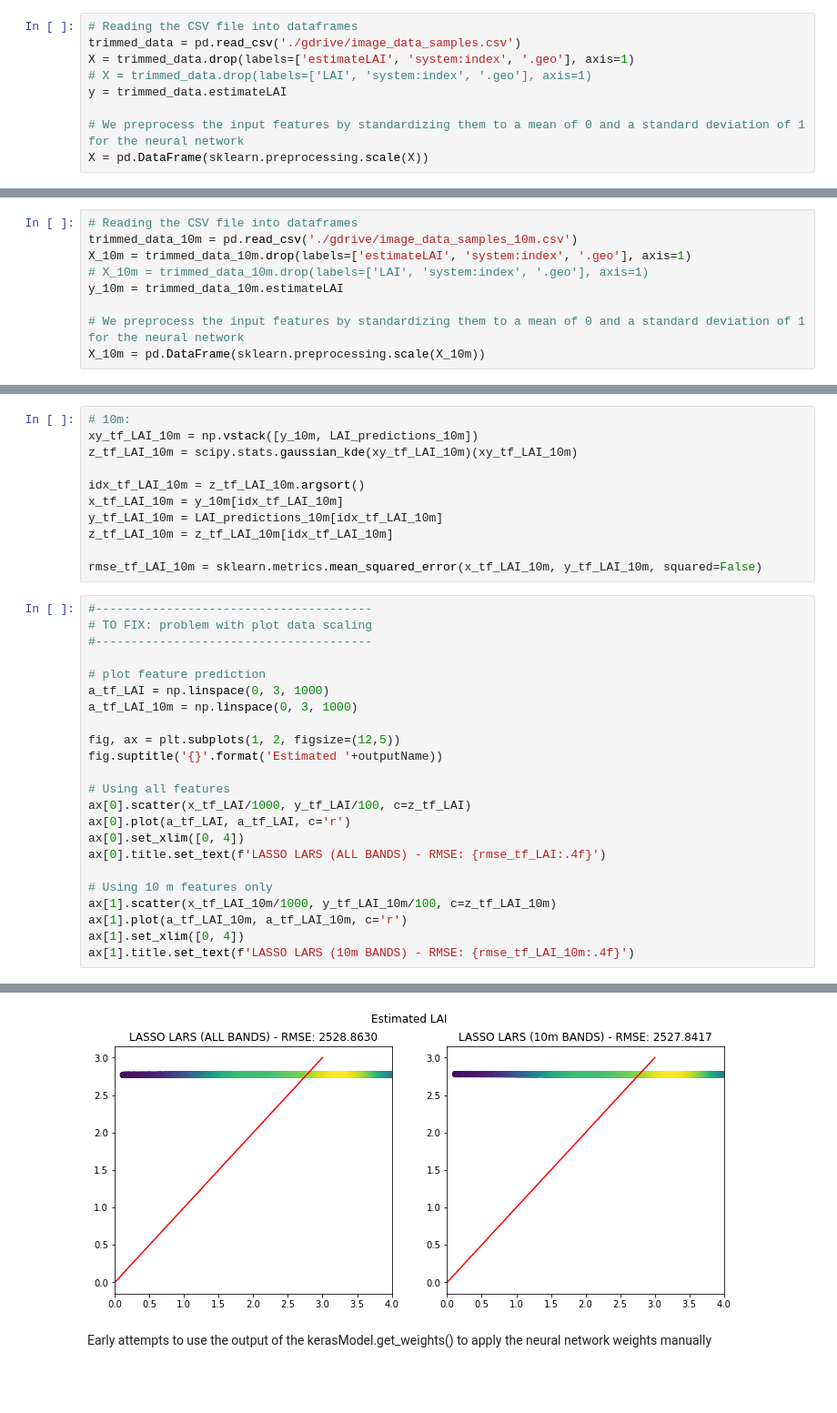
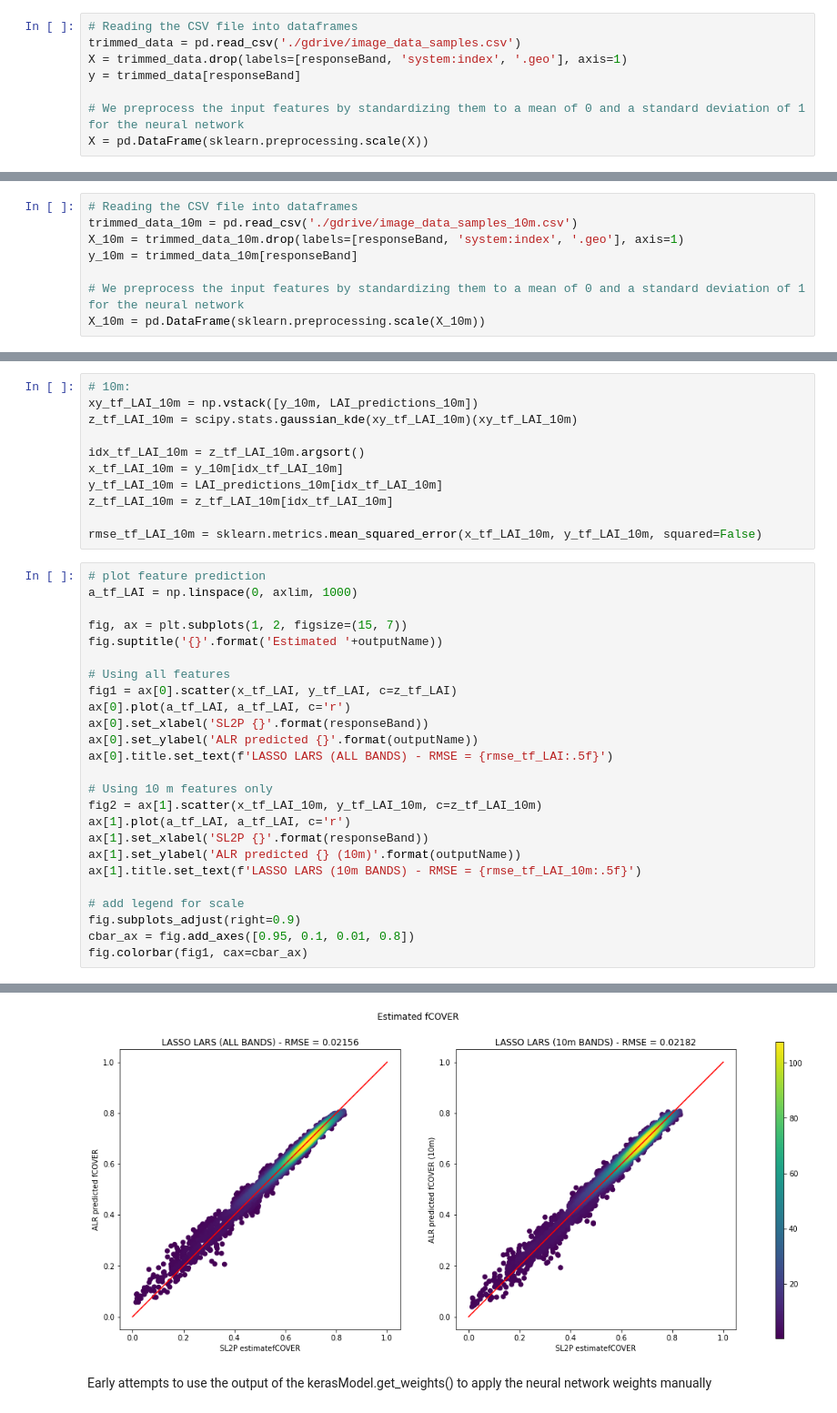
Before and after one commit to kateharvey/ALR-Sentinel2, a Jupyter notebook: shared/ALR/duplicated_ALR.ipynb, the cells around one changed output, grey strips where cells are left out. Shown: that part at 91% size. Cells and saved outputs as stored; diff of their text form; blank space fills up the shorter version.

```diff
--- a/shared/ALR/duplicated_ALR.ipynb
+++ b/shared/ALR/duplicated_ALR.ipynb
@@ -217,9 +246,8 @@ COMPLETED
 # %%
 # Reading the CSV file into dataframes
 trimmed_data = pd.read_csv('./gdrive/image_data_samples.csv')
-X = trimmed_data.drop(labels=['estimateLAI', 'system:index', '.geo'], axis=1)
-# X = trimmed_data.drop(labels=['LAI', 'system:index', '.geo'], axis=1)
-y = trimmed_data.estimateLAI
+X = trimmed_data.drop(labels=[responseBand, 'system:index', '.geo'], axis=1)
+y = trimmed_data[responseBand]
 
 # We preprocess the input features by standardizing them to a mean of 0 and a standard deviation of 1 for the neural network
 X = pd.DataFrame(sklearn.preprocessing.scale(X))
@@ -292,9 +322,8 @@ COMPLETED
 # %%
 # Reading the CSV file into dataframes
 trimmed_data_10m = pd.read_csv('./gdrive/image_data_samples_10m.csv')
-X_10m = trimmed_data_10m.drop(labels=['estimateLAI', 'system:index', '.geo'], axis=1)
-# X_10m = trimmed_data_10m.drop(labels=['LAI', 'system:index', '.geo'], axis=1)
-y_10m = trimmed_data_10m.estimateLAI
+X_10m = trimmed_data_10m.drop(labels=[responseBand, 'system:index', '.geo'], axis=1)
+y_10m = trimmed_data_10m[responseBand]
 
 # We preprocess the input features by standardizing them to a mean of 0 and a standard deviation of 1 for the neural network
 X_10m = pd.DataFrame(sklearn.preprocessing.scale(X_10m))
@@ -361,26 +390,28 @@ z_tf_LAI_10m = z_tf_LAI_10m[idx_tf_LAI_10m]
 
 rmse_tf_LAI_10m = sklearn.metrics.mean_squared_error(x_tf_LAI_10m, y_tf_LAI_10m, squared=False)
 # %%
-#---------------------------------------
-# TO FIX: problem with plot data scaling
-#---------------------------------------
+# plot feature prediction
+a_tf_LAI = np.linspace(0, axlim, 1000)
 
-# plot feature prediction
-a_tf_LAI = np.linspace(0, 3, 1000)
-a_tf_LAI_10m = np.linspace(0, 3, 1000)
-
-fig, ax = plt.subplots(1, 2, figsize=(12,5))
+fig, ax = plt.subplots(1, 2, figsize=(15, 7))
 fig.suptitle('{}'.format('Estimated '+outputName))
 
 # Using all features
-ax[0].scatter(x_tf_LAI/1000, y_tf_LAI/100, c=z_tf_LAI)
+fig1 = ax[0].scatter(x_tf_LAI, y_tf_LAI, c=z_tf_LAI)
 ax[0].plot(a_tf_LAI, a_tf_LAI, c='r')
-ax[0].set_xlim([0, 4])
-ax[0].title.set_text(f'LASSO LARS (ALL BANDS) - RMSE: {rmse_tf_LAI:.4f}')
+ax[0].set_xlabel('SL2P {}'.format(responseBand))
+ax[0].set_ylabel('ALR predicted {}'.format(outputName))
+ax[0].title.set_text(f'LASSO LARS (ALL BANDS) - RMSE = {rmse_tf_LAI:.5f}')
 
 # Using 10 m features only
-ax[1].scatter(x_tf_LAI_10m/1000, y_tf_LAI_10m/100, c=z_tf_LAI_10m)
-ax[1].plot(a_tf_LAI_10m, a_tf_LAI_10m, c='r')
-ax[1].set_xlim([0, 4])
-ax[1].title.set_text(f'LASSO LARS (10m BANDS) - RMSE: {rmse_tf_LAI_10m:.4f}')
+fig2 = ax[1].scatter(x_tf_LAI_10m, y_tf_LAI_10m, c=z_tf_LAI_10m)
+ax[1].plot(a_tf_LAI, a_tf_LAI, c='r')
+ax[1].set_xlabel('SL2P {}'.format(responseBand))
+ax[1].set_ylabel('ALR predicted {} (10m)'.format(outputName))
+ax[1].title.set_text(f'LASSO LARS (10m BANDS) - RMSE = {rmse_tf_LAI_10m:.5f}')
+
+# add legend for scale
+fig.subplots_adjust(right=0.9)
+cbar_ax = fig.add_axes([0.95, 0.1, 0.01, 0.8])
+fig.colorbar(fig1, cax=cbar_ax)
 # %% [output]
@@ -387,4 +419,4 @@ ax[1].title.set_text(f'LASSO LARS (10m BANDS) - RMSE: {rmse_tf_LAI_10m:.4f}')
-[figure, old version]
+[figure, new version]
 # %% [markdown]
 Early attempts to use the output of the kerasModel.get_weights() to apply the neural network weights manually
 # %%
```
Also changed, not shown: parts of 16 cells of this notebook, 1 other file.
